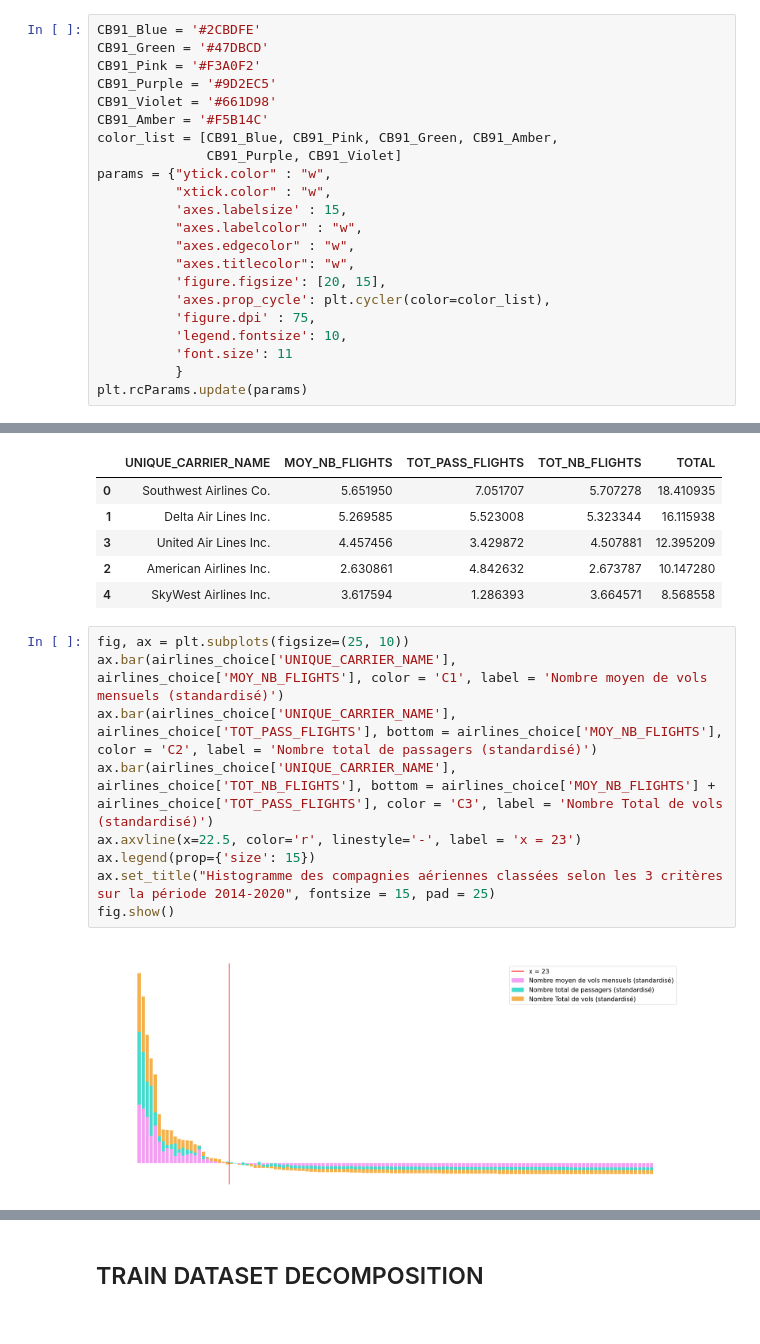
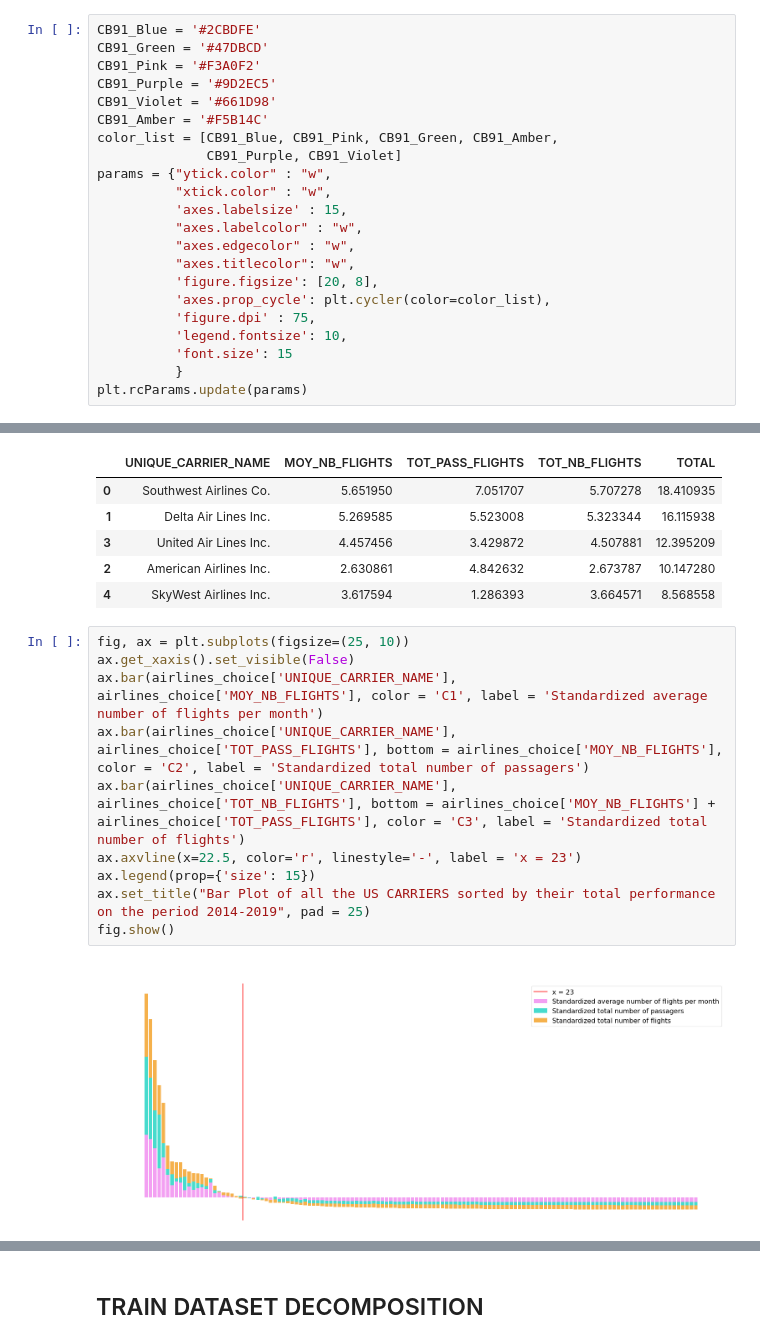
Before and after one commit to alexZajac/airlines_performance, a Jupyter notebook: airlines_performance.ipynb, the cells around one changed output, grey strips where cells are left out. Drawn from its saved outputs; the diff is of its cells as text.

```diff
--- a/airlines_performance.ipynb
+++ b/airlines_performance.ipynb
@@ -156,11 +193,11 @@ params = {"ytick.color" : "w",
           "axes.labelcolor" : "w",
           "axes.edgecolor" : "w",
           "axes.titlecolor": "w",
-          'figure.figsize': [20, 15],
+          'figure.figsize': [20, 8],
           'axes.prop_cycle': plt.cycler(color=color_list),
           'figure.dpi' : 75,
           'legend.fontsize': 10,
-          'font.size': 11
+          'font.size': 15
           }
 plt.rcParams.update(params)
 # %% [markdown]
@@ -186,15 +223,16 @@ airlines_choice.head()
 | 4 | SkyWest Airlines Inc. | 3.617594 | 1.286393 | 3.664571 | 8.568558 |
 # %%
 fig, ax = plt.subplots(figsize=(25, 10))
-ax.bar(airlines_choice['UNIQUE_CARRIER_NAME'], airlines_choice['MOY_NB_FLIGHTS'], color = 'C1', label = 'Nombre moyen de vols mensuels (standardisé)')
-ax.bar(airlines_choice['UNIQUE_CARRIER_NAME'], airlines_choice['TOT_PASS_FLIGHTS'], bottom = airlines_choice['MOY_NB_FLIGHTS'], color = 'C2', label = 'Nombre total de passagers (standardisé)')
-ax.bar(airlines_choice['UNIQUE_CARRIER_NAME'], airlines_choice['TOT_NB_FLIGHTS'], bottom = airlines_choice['MOY_NB_FLIGHTS'] + airlines_choice['TOT_PASS_FLIGHTS'], color = 'C3', label = 'Nombre Total de vols (standardisé)')
+ax.get_xaxis().set_visible(False)
+ax.bar(airlines_choice['UNIQUE_CARRIER_NAME'], airlines_choice['MOY_NB_FLIGHTS'], color = 'C1', label = 'Standardized average number of flights per month')
+ax.bar(airlines_choice['UNIQUE_CARRIER_NAME'], airlines_choice['TOT_PASS_FLIGHTS'], bottom = airlines_choice['MOY_NB_FLIGHTS'], color = 'C2', label = 'Standardized total number of passagers')
+ax.bar(airlines_choice['UNIQUE_CARRIER_NAME'], airlines_choice['TOT_NB_FLIGHTS'], bottom = airlines_choice['MOY_NB_FLIGHTS'] + airlines_choice['TOT_PASS_FLIGHTS'], color = 'C3', label = 'Standardized total number of flights')
 ax.axvline(x=22.5, color='r', linestyle='-', label = 'x = 23')
 ax.legend(prop={'size': 15})
-ax.set_title("Histogramme des compagnies aériennes classées selon les 3 critères sur la période 2014-2020", fontsize = 15, pad = 25)
+ax.set_title("Bar Plot of all the US CARRIERS sorted by their total performance on the period 2014-2019", pad = 25)
 fig.show()
 # %% [output]
-[figure, old version]
+[figure, new version]
 # %%
 final_airlines = airlines_choice.iloc[:22, :].reset_index(drop=True)
 fig, ax = plt.subplots(figsize=(20,10))
```
Also changed, not shown: parts of 27 cells of this notebook.
